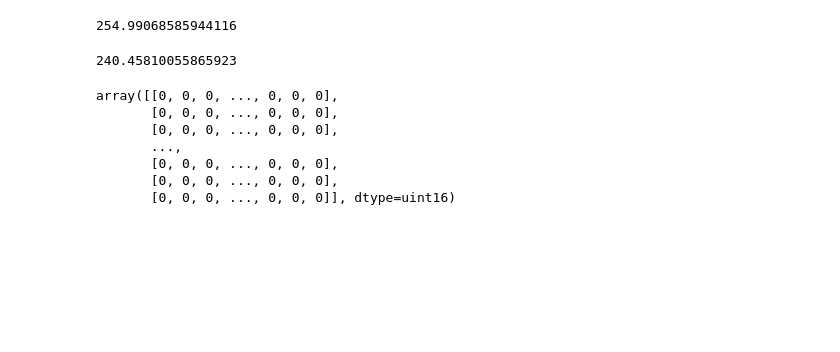
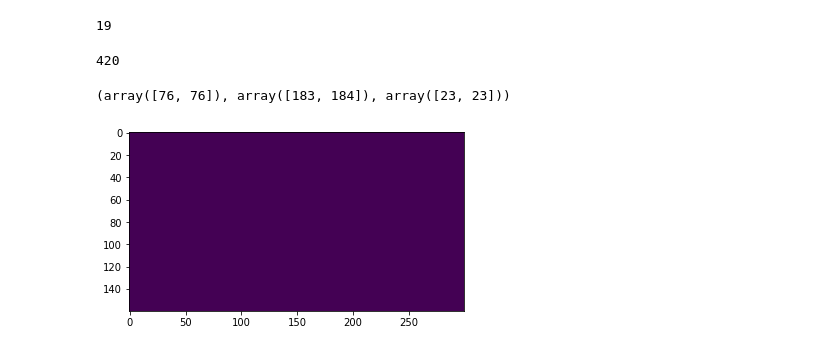
Before and after one commit to Yufeng-shen/StrainRecon, a Jupyter notebook: PlayFFTRes.ipynb, the cells around one changed output. Drawn from its saved outputs; the diff is of its cells as text; code cells hidden in the pictures; blank space fills up the shorter version.

```diff
--- a/PlayFFTRes.ipynb
+++ b/PlayFFTRes.ipynb
@@ -193,18 +305,22 @@ plt.show()
-# %%
-np.sum(a['Imgs']['Im2'])/np.sum(b['Imgs']['Im2'])
-# %% [output]
-254.99068585944116
-# %%
-np.sum(a['Imgs']['Im3'])/np.sum(b['Imgs']['Im3'])
-# %% [output]
-240.45810055865923
-# %%
-b['Imgs']['Im2'][:,:,13]
-# %% [output]
-array([[0, 0, 0, ..., 0, 0, 0],
-       [0, 0, 0, ..., 0, 0, 0],
-       [0, 0, 0, ..., 0, 0, 0],
-       ...,
-       [0, 0, 0, ..., 0, 0, 0],
-       [0, 0, 0, ..., 0, 0, 0],
-       [0, 0, 0, ..., 0, 0, 0]], dtype=uint16)
+# %%
+import h5py
+b=h5py.File('../SimData/grain_40_fac20.hdf5','r')
+for ii in range(98):
+    tmp=b['Imgs']['Im{:d}'.format(ii)]
+    if np.max(tmp)==0:
+        print(ii)
+# %% [output]
+19
+# %%
+tmp=np.array(a['Imgs']['Im5'])
+print(np.max(tmp))
+np.where(tmp==np.max(tmp))
+# %% [output]
+420
+(array([76, 76]), array([183, 184]), array([23, 23]))
+# %%
+import matplotlib.pyplot as plt
+plt.imshow(a['Imgs']['Im5'][:,:,24])
+plt.show()
+# %% [output]
+[figure, added]
```
Also changed, not shown: parts of 21 cells of this notebook, 8 other files.
